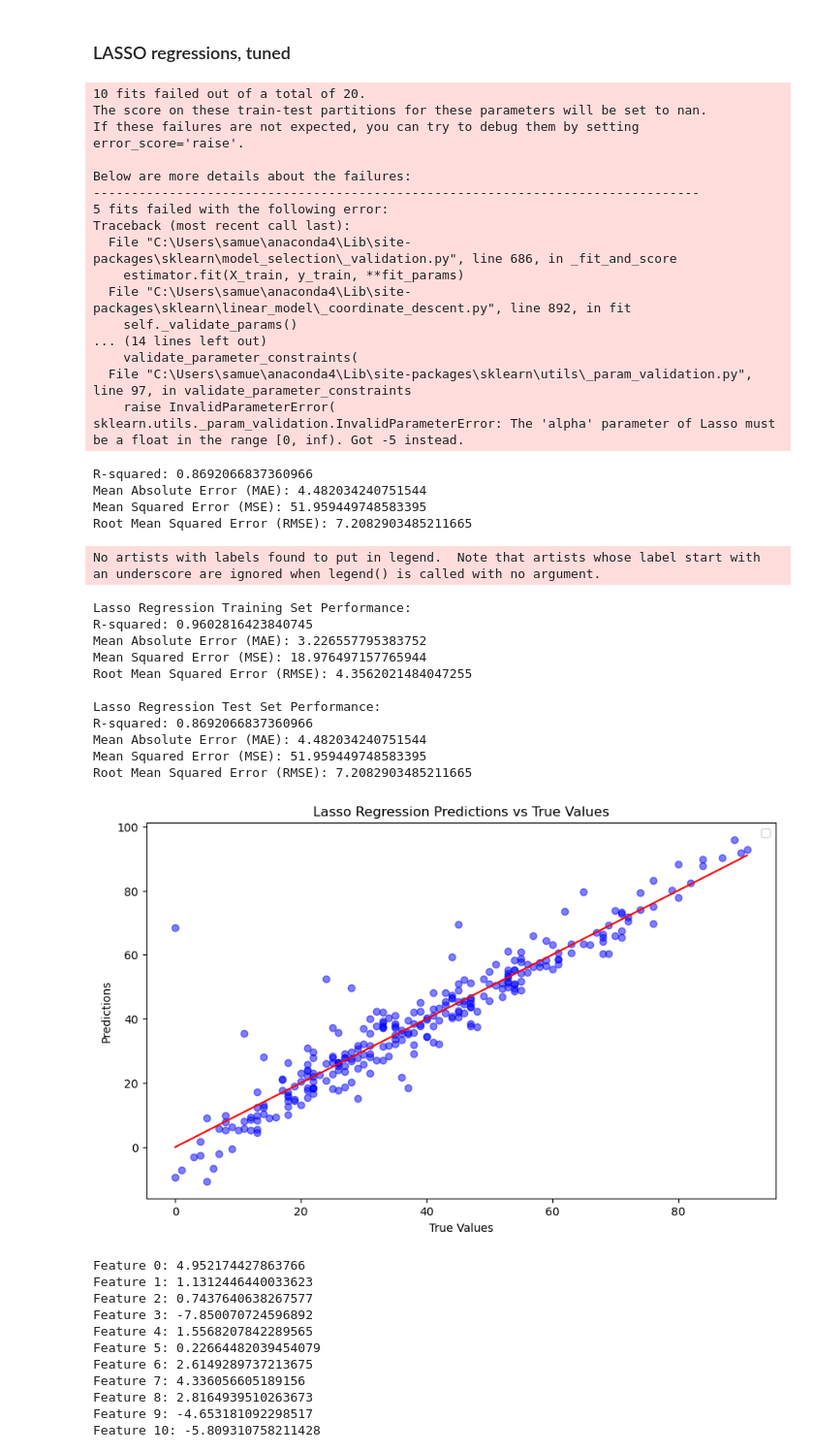
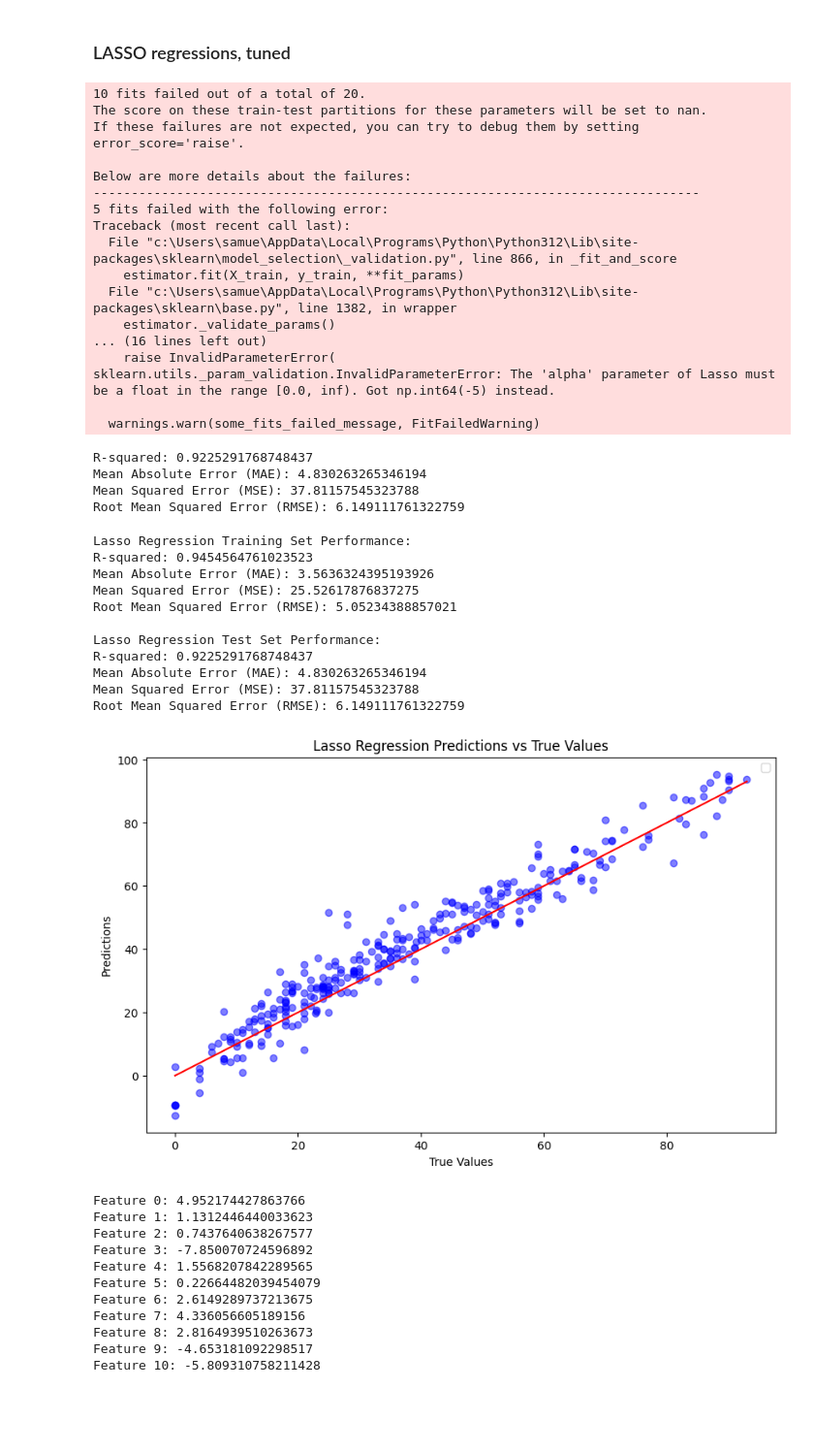
Before and after one commit to samuelco1997/Portfolio, a Jupyter notebook: Predicting Graduation Rates with Regression-type ML Models/Model Evaluations_IPEDS.ipynb, the cells around one changed output. Shown: that part at 97% size. Drawn from its saved outputs; the diff is of its cells as text; code cells hidden in the pictures; blank space fills up the shorter version.

```diff
--- a/Predicting Graduation Rates with Regression-type ML Models/Model Evaluations_IPEDS.ipynb
+++ b/Predicting Graduation Rates with Regression-type ML Models/Model Evaluations_IPEDS.ipynb
@@ -97,7 +91,7 @@ regressor = DecisionTreeRegressor()
 
 # Perform grid search cross-validation
 grid_search = GridSearchCV(regressor, param_grid, cv=5, scoring='neg_mean_squared_error')
-grid_search.fit(X_train_final, y_train)
+grid_search.fit(X_train_scaled, y_train)
 
 # Get the best hyperparameters
 best_params = grid_search.best_params_
@@ -106,4 +100,4 @@ best_params = grid_search.best_params_
 best_regressor = DecisionTreeRegressor(**best_params)
 
 # Fit the model
-best_regressor.fit(X_train_final, y_train)
+best_regressor.fit(X_train_scaled, y_train)
@@ -140,7 +136,7 @@ lasso = Lasso()
 
 # Perform grid search cross-validation
 grid_search = GridSearchCV(lasso, param_grid, cv=5, scoring='neg_mean_squared_error')
-grid_search.fit(X_train_final, y_train)
+grid_search.fit(X_train_scaled, y_train)
 
 # Get the best hyperparameters
 best_params = grid_search.best_params_
@@ -149,10 +145,10 @@ best_params = grid_search.best_params_
 best_lasso = Lasso(**best_params)
 
 # Fit the model
-best_lasso.fit(X_train_final, y_train)
+best_lasso.fit(X_train_scaled, y_train)
 
 # Predict on the test set
-y_pred = best_lasso.predict(X_test_final)
+y_pred = best_lasso.predict(X_test_scaled)
 
 # Calculate Mean Squared Error
 print("R-squared:", r2_score(y_test, y_pred))
@@ -168,36 +164,35 @@ Below are more details about the failures:
 --------------------------------------------------------------------------------
 5 fits failed with the following error:
 Traceback (most recent call last):
-  File "C:\Users\samue\anaconda4\Lib\site-packages\sklearn\model_selection\_validation.py", line 686, in _fit_and_score
+  File "c:\Users\samue\AppData\Local\Programs\Python\Python312\Lib\site-packages\sklearn\model_selection\_validation.py", line 866, in _fit_and_score
     estimator.fit(X_train, y_train, **fit_params)
-  File "C:\Users\samue\anaconda4\Lib\site-packages\sklearn\linear_model\_coordinate_descent.py", line 892, in fit
-    self._validate_params()
-... (14 lines left out)
-    validate_parameter_constraints(
-  File "C:\Users\samue\anaconda4\Lib\site-packages\sklearn\utils\_param_validation.py", line 97, in validate_parameter_constraints
+  File "c:\Users\samue\AppData\Local\Programs\Python\Python312\Lib\site-packages\sklearn\base.py", line 1382, in wrapper
+    estimator._validate_params()
+... (16 lines left out)
     raise InvalidParameterError(
-sklearn.utils._param_validation.InvalidParameterError: The 'alpha' parameter of Lasso must be a float in the range [0, inf). Got -5 instead.
+sklearn.utils._param_validation.InvalidParameterError: The 'alpha' parameter of Lasso must be a float in the range [0.0, inf). Got np.int64(-5) instead.
+
+  warnings.warn(some_fits_failed_message, FitFailedWarning)
-R-squared: 0.8692066837360966
-Mean Absolute Error (MAE): 4.482034240751544
-Mean Squared Error (MSE): 51.959449748583395
-Root Mean Squared Error (RMSE): 7.2082903485211665
+R-squared: 0.9225291768748437
+Mean Absolute Error (MAE): 4.830263265346194
+Mean Squared Error (MSE): 37.81157545323788
+Root Mean Squared Error (RMSE): 6.149111761322759
 # %%
 # Evaluating and fitting tuned lASSO regression model
-evaluate_and_plot_model(best_lasso, X_train_final, y_train, X_test_final, y_test, "Lasso Regression")
+evaluate_and_plot_model(best_lasso, X_train_scaled, y_train, X_test_scaled, y_test, "Lasso Regression")
 # %% [output]
-No artists with labels found to put in legend.  Note that artists whose label start with an underscore are ignored when legend() is called with no argument.
+Lasso Regression Training Set Performance:
+R-squared: 0.9454564761023523
+Mean Absolute Error (MAE): 3.5636324395193926
+Mean Squared Error (MSE): 25.52617876837275
+Root Mean Squared Error (RMSE): 5.05234388857021
+
+Lasso Regression Test Set Performance:
+R-squared: 0.9225291768748437
+Mean Absolute Error (MAE): 4.830263265346194
+Mean Squared Error (MSE): 37.81157545323788
+Root Mean Squared Error (RMSE): 6.149111761322759
-Lasso Regression Training Set Performance:
-R-squared: 0.9602816423840745
-Mean Absolute Error (MAE): 3.226557795383752
-Mean Squared Error (MSE): 18.976497157765944
-Root Mean Squared Error (RMSE): 4.3562021484047255
-
-Lasso Regression Test Set Performance:
-R-squared: 0.8692066837360966
-Mean Absolute Error (MAE): 4.482034240751544
-Mean Squared Error (MSE): 51.959449748583395
-Root Mean Squared Error (RMSE): 7.2082903485211665
-[figure, old version]
+[figure, new version]
 # %%
 # Feature importance
 for i, importance in enumerate(best_lasso.coef_):
```
Also changed, not shown: parts of 5 cells of this notebook.
